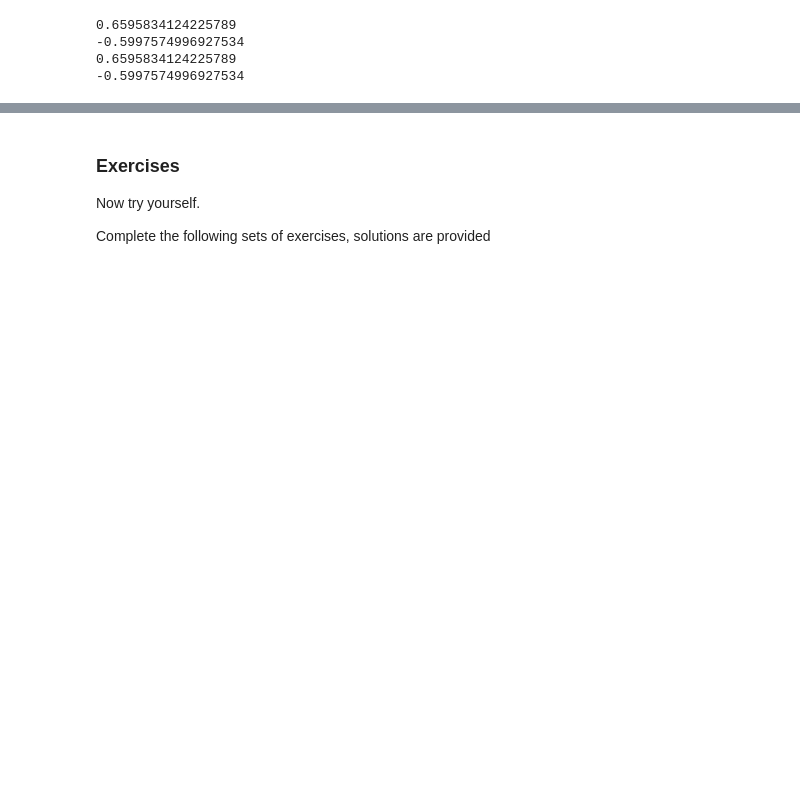
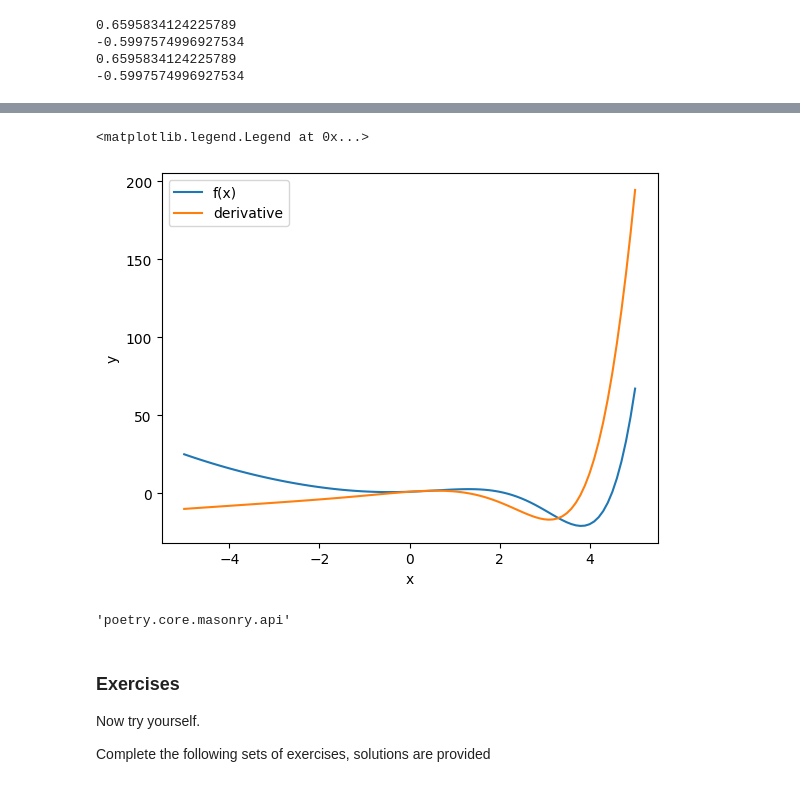
Before and after one commit to MatteoMancini01/dual_autodiff, a Jupyter notebook: docs/dual_autodiff.ipynb, the cells around one changed output, grey strips where cells are left out. Cells and saved outputs as stored; diff of their text form; code cells hidden in the pictures; blank space fills up the shorter version.

```diff
--- a/docs/dual_autodiff.ipynb
+++ b/docs/dual_autodiff.ipynb
@@ -433,3 +439,26 @@ der_fcython=NDX(f,x_space,0.01)
+# %%
+import numpy as np
+import matplotlib.pyplot as plt
+
+def f(x):
+    return x**2 + np.cos(x)*np.exp(x)
+
+x_space = np.linspace(-5,5,100)
+der_fcython=NDX(f,x_space,0.01)
+der_NDX=der_fcython.first_central()
+
+plt.plot(x_space, f(x_space), label = 'f(x)')
+plt.plot(x_space, der_NDX, label = 'derivative')
+plt.xlabel('x')
+plt.ylabel('y')
+plt.legend()
+# %% [output]
+<matplotlib.legend.Legend at 0x...>
+[figure, added]
+# %%
+"poetry.core.masonry.api"
+# %% [output]
+'poetry.core.masonry.api'
 # %% [markdown]
 ### Exercises
 
```
Also changed, not shown: parts of 7 cells of this notebook, 56 other files.
